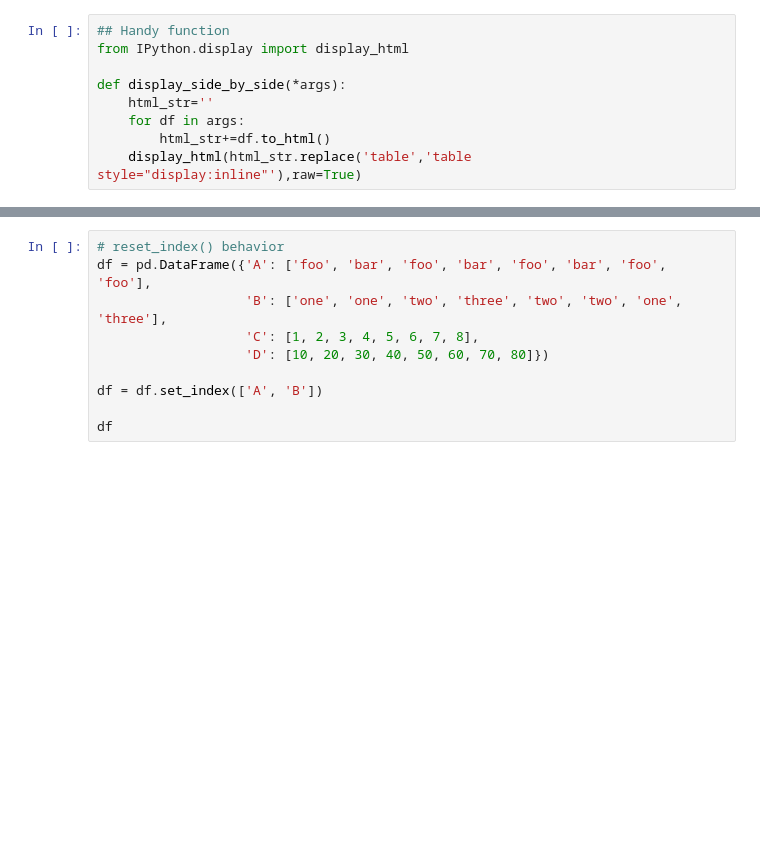
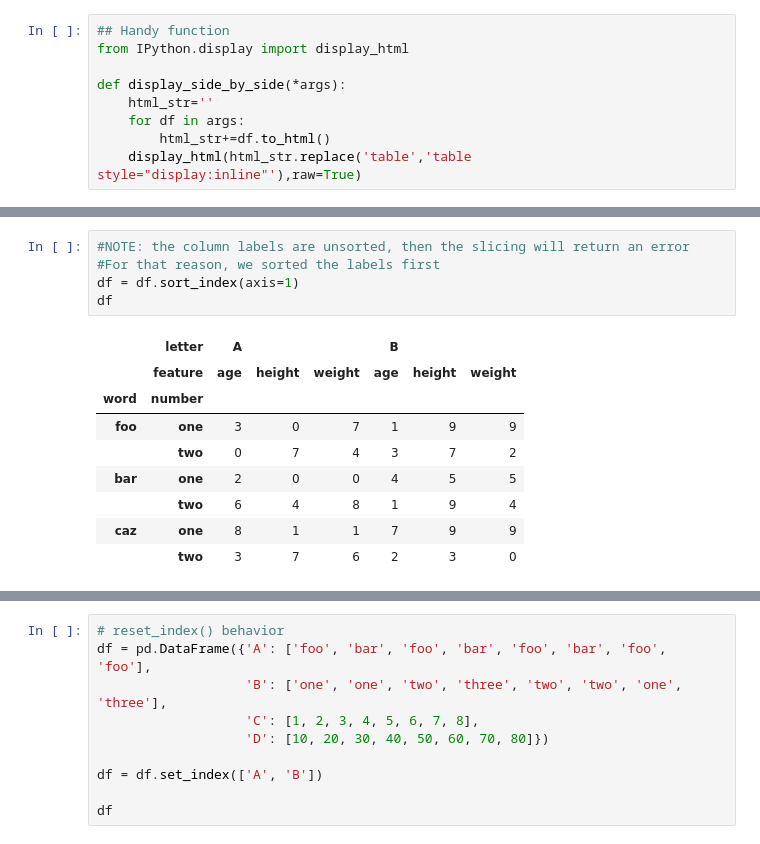
Before and after one commit to ZosoV/pandas_review, a Jupyter notebook: 003_multi_index.ipynb, the cells around one changed output, grey strips where cells are left out. Cells and saved outputs as stored; diff of their text form; blank space fills up the shorter version.

```diff
--- a/003_multi_index.ipynb
+++ b/003_multi_index.ipynb
@@ -165,0 +271,15 @@ Specifically make it for slices() operator
+# %%
+#NOTE: the column labels are unsorted, then the slicing will return an error
+#For that reason, we sorted the labels first
+df = df.sort_index(axis=1)
+df
+# %% [output]
+|  | letter | A |  |  | B |  |  |
+|  | feature | age | height | weight | age | height | weight |
+| word | number |  |  |  |  |  |  |
+| foo | one | 3 | 0 | 7 | 1 | 9 | 9 |
+|  | two | 0 | 7 | 4 | 3 | 7 | 2 |
+| bar | one | 2 | 0 | 0 | 4 | 5 | 5 |
+|  | two | 6 | 4 | 8 | 1 | 9 | 4 |
+| caz | one | 8 | 1 | 1 | 7 | 9 | 9 |
+|  | two | 3 | 7 | 6 | 2 | 3 | 0 |
```
Also changed, not shown: parts of 56 cells of this notebook, 5 other files.
